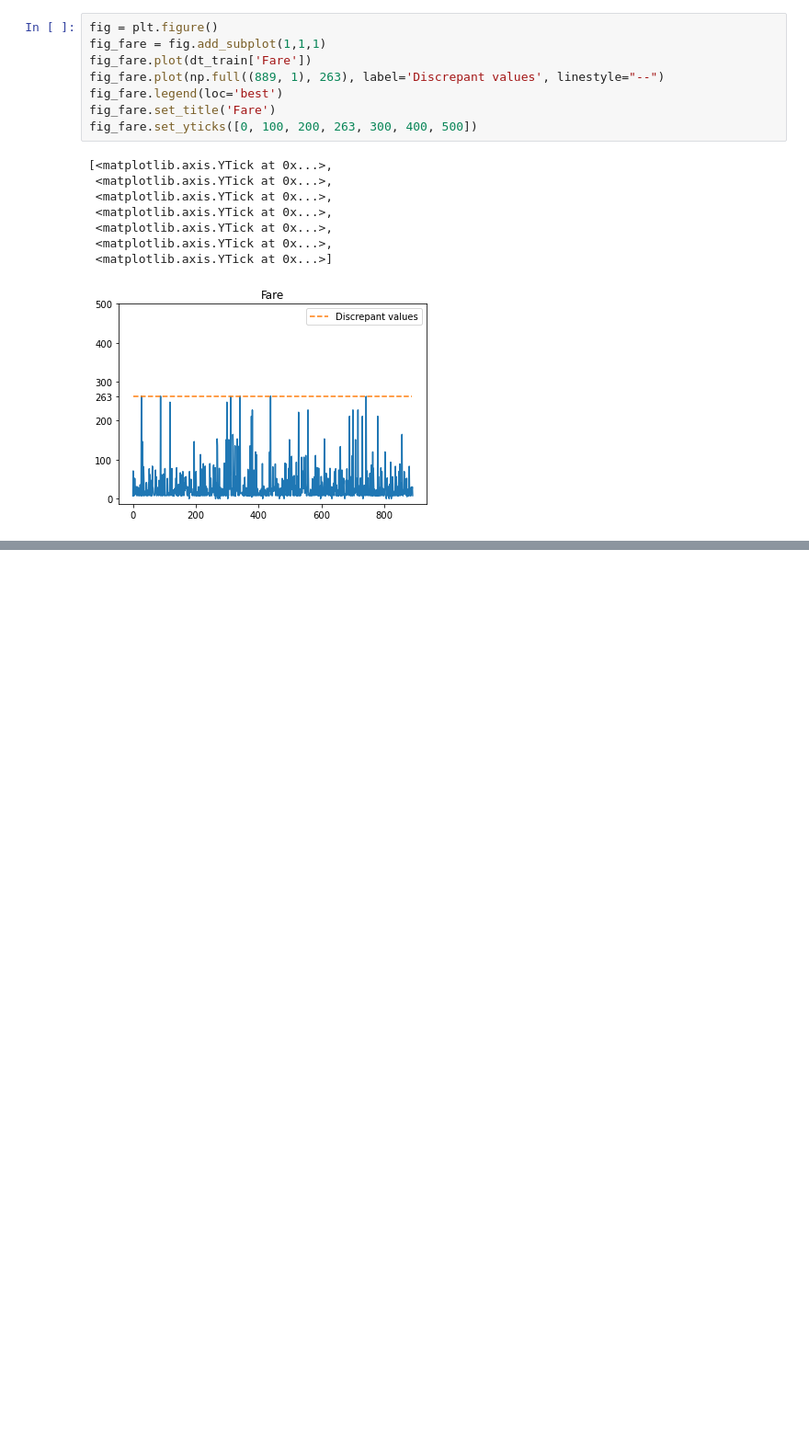
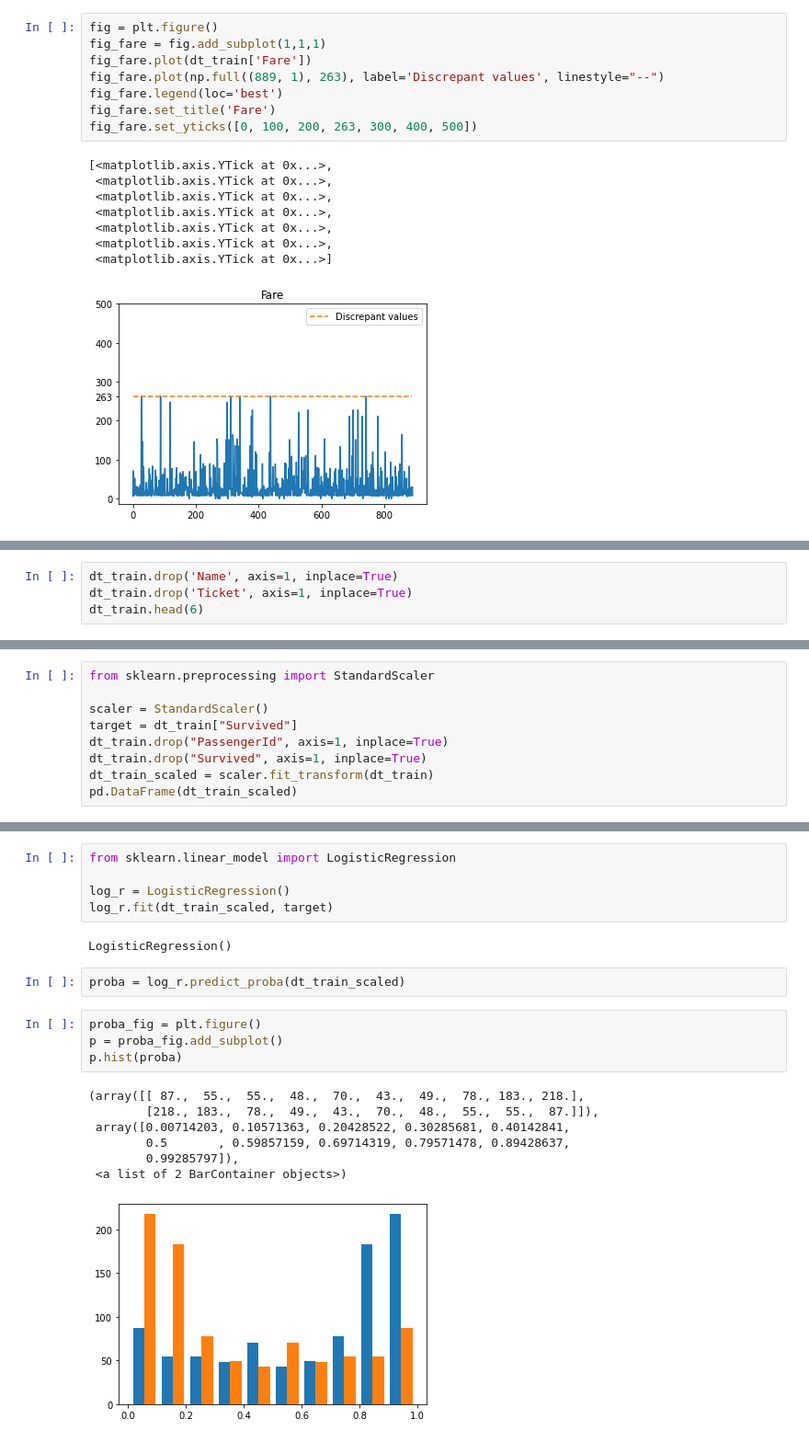
Before and after one commit to joaolevi/DataAnalisys-ML, a Jupyter notebook: titanic_dataset.ipynb, the cells around one changed output, grey strips where cells are left out. Shown: that part at 92% size. Saved outputs shown, nothing was run; the diff lists cells and outputs as text; blank space fills up the shorter version.

Commit message:
LogistRegression was used but it needs improve

```diff
--- a/titanic_dataset.ipynb
+++ b/titanic_dataset.ipynb
@@ -283,0 +300,4 @@ Name: Survived, dtype: float64
+# %%
+dt_train.drop('Name', axis=1, inplace=True)
+dt_train.drop('Ticket', axis=1, inplace=True)
+dt_train.head(6)
@@ -283,0 +312,9 @@ Name: Survived, dtype: float64
+# %%
+from sklearn.preprocessing import StandardScaler
+
+scaler = StandardScaler()
+target = dt_train["Survived"]
+dt_train.drop("PassengerId", axis=1, inplace=True)
+dt_train.drop("Survived", axis=1, inplace=True)
+dt_train_scaled = scaler.fit_transform(dt_train)
+pd.DataFrame(dt_train_scaled)
@@ -283,0 +350,21 @@ Name: Survived, dtype: float64
+# %%
+from sklearn.linear_model import LogisticRegression
+
+log_r = LogisticRegression()
+log_r.fit(dt_train_scaled, target)
+# %% [output]
+LogisticRegression()
+# %%
+proba = log_r.predict_proba(dt_train_scaled)
+# %%
+proba_fig = plt.figure()
+p = proba_fig.add_subplot()
+p.hist(proba)
+# %% [output]
+(array([[ 87.,  55.,  55.,  48.,  70.,  43.,  49.,  78., 183., 218.],
+        [218., 183.,  78.,  49.,  43.,  70.,  48.,  55.,  55.,  87.]]),
+ array([0.00714203, 0.10571363, 0.20428522, 0.30285681, 0.40142841,
+        0.5       , 0.59857159, 0.69714319, 0.79571478, 0.89428637,
+        0.99285797]),
+ <a list of 2 BarContainer objects>)
+[figure, added]
```
Also changed, not shown: parts of 18 cells of this notebook.
